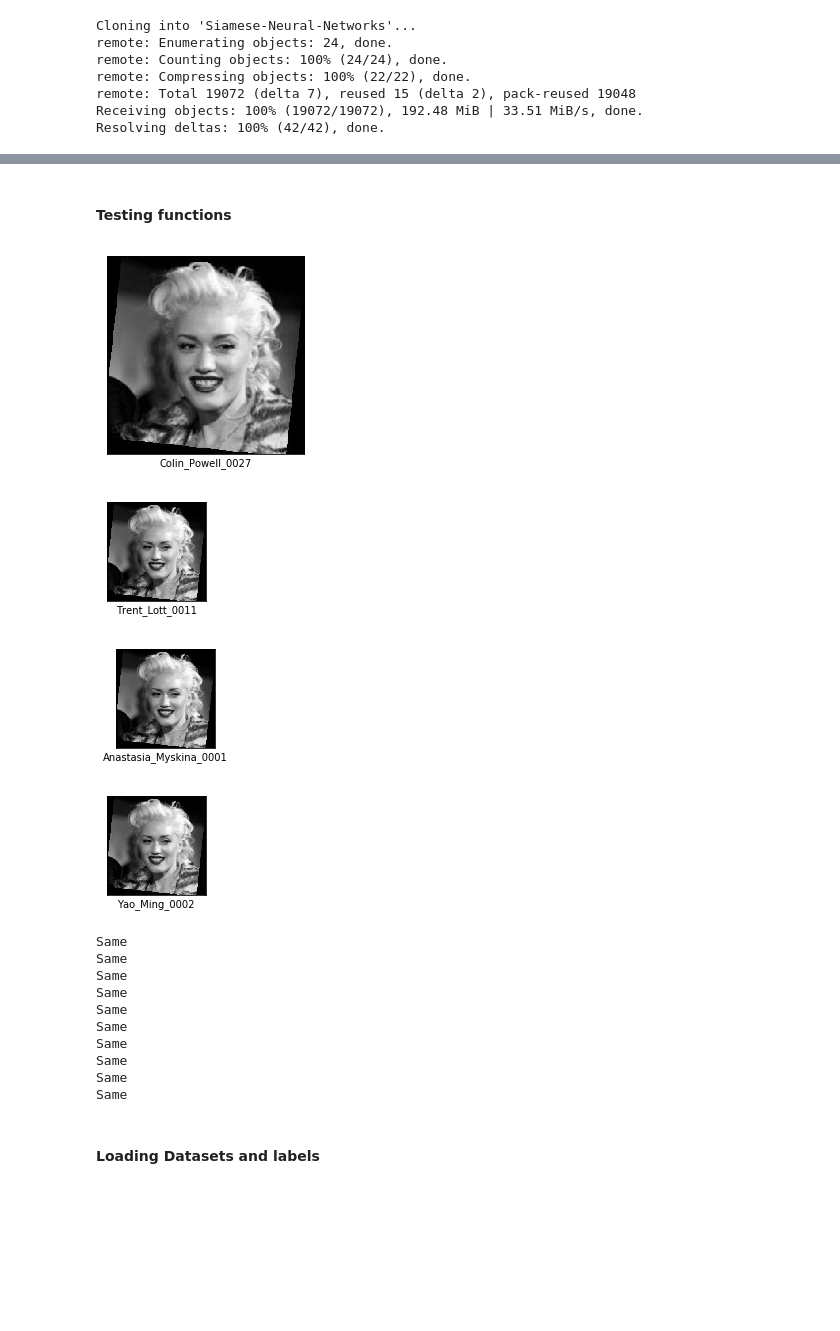
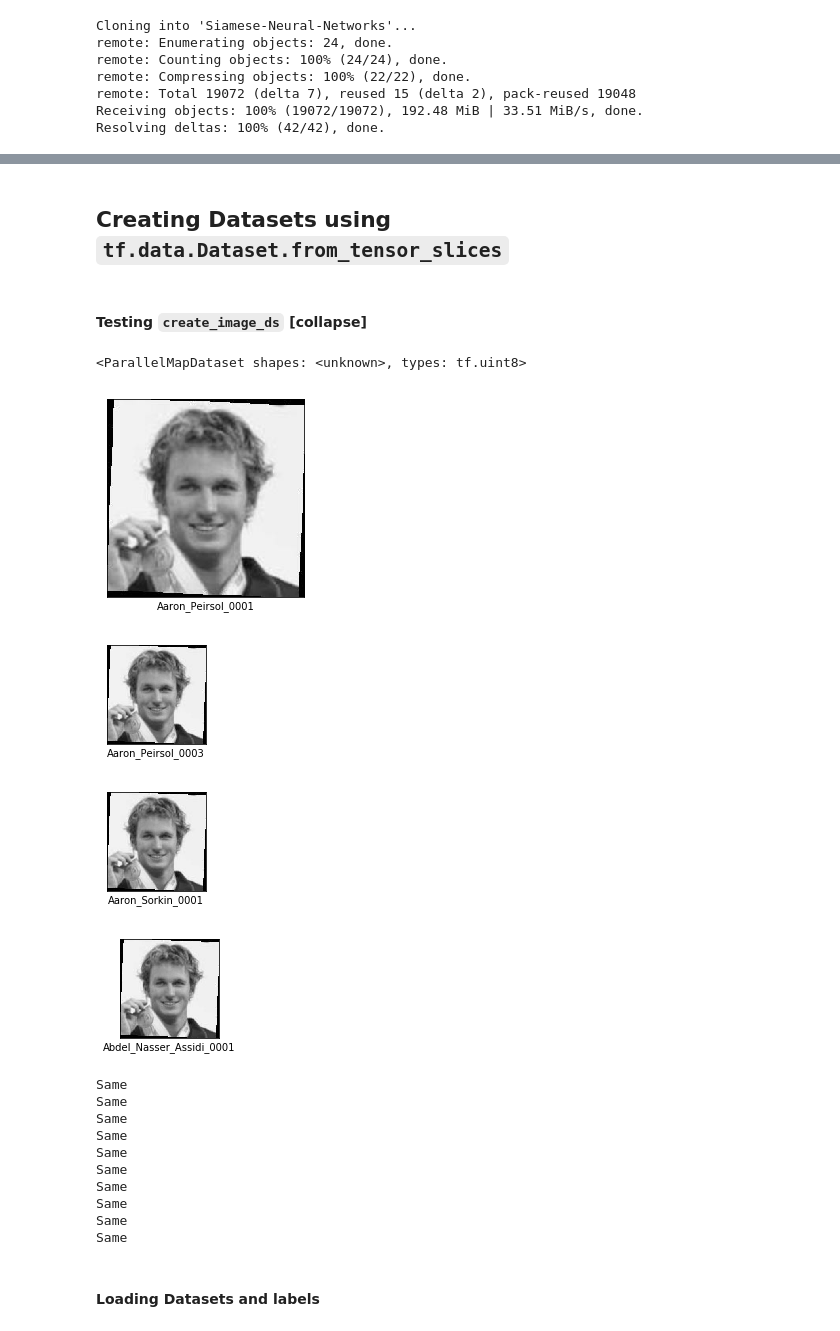
Before and after one commit to MahlerTom/SiameseNeuralNetworks, a Jupyter notebook: IntroToDeepEx02_Tom.ipynb, the cells around one changed output, grey strips where cells are left out. Saved outputs shown, nothing was run; the diff lists cells and outputs as text; code cells hidden in the pictures; blank space fills up the shorter version.

Commit message:
Finish loading the data using tensorflos

```diff
--- a/IntroToDeepEx02_Tom.ipynb
+++ b/IntroToDeepEx02_Tom.ipynb
@@ -119,46 +158,54 @@ print()
+# %% [markdown]
+## Creating Datasets using `tf.data.Dataset.from_tensor_slices`
 # %%
-def create_image_ds(image_paths):
+def create_image_ds(image_paths, norm=None, resize=None):
   path_ds = tf.data.Dataset.from_tensor_slices(image_paths)
   # print(path_ds)
-  image_ds = path_ds.map(load_and_preprocess_image, num_parallel_calls=AUTOTUNE)
+  image_ds = path_ds.map(lambda path: load_and_preprocess_image(path, norm=norm, resize=resize), num_parallel_calls=AUTOTUNE)
   return image_ds
 
 def create_label_ds(labels, dtype=tf.bool):
   label_ds = tf.data.Dataset.from_tensor_slices(tf.cast(labels, tf.bool))
   return label_ds
 # %% [markdown]
-#### Testing functions
+#### Testing `create_image_ds` [collapse]
 # %%
 import matplotlib.pyplot as plt
 
+left_train_paths = [ p[0] for p in train_paths_labels ]
+image_ds = create_image_ds(left_train_paths)
+print(image_ds)
+
 plt.figure(figsize=(8,8))
-for n,image in enumerate(image_ds.take(4)):
+for n, image in enumerate(image_ds.take(4)):
   plt.subplot(2,2,n+1)
   plt.imshow(np.squeeze(image), cmap='gray', vmin=0, vmax=255)
   plt.grid(False)
   plt.xticks([])
   plt.yticks([])
-  plt.xlabel(list(train_paths_names_dict.keys())[n])
+  plt.xlabel(image_name(left_train_paths[n]))
   plt.show()
 
-label_ds = create_label_ds([ l[2] for l in train_labels ])
-for label in label_ds.take(10):
-  print(label_names[int(label.numpy())])
+labels = [ p[2] for p in train_paths_labels ]
+label_ds = create_label_ds(labels)
+for l in label_ds.take(10):
+  print(label_names[int(l.numpy())])
 # %% [output]
+<ParallelMapDataset shapes: <unknown>, types: tf.uint8>
-[figure, old version]
+[figure, new version]
-[figure, old version]
+[figure, new version]
-[figure, old version]
+[figure, new version]
-[figure, old version]
+[figure, new version]
-Same
-Same
-Same
-Same
-Same
-Same
-Same
-Same
-Same
-Same
+Same
+Same
+Same
+Same
+Same
+Same
+Same
+Same
+Same
+Same
 # %% [markdown]
 #### Loading Datasets and labels
 # %%
```
Also changed, not shown: parts of 14 cells of this notebook.
